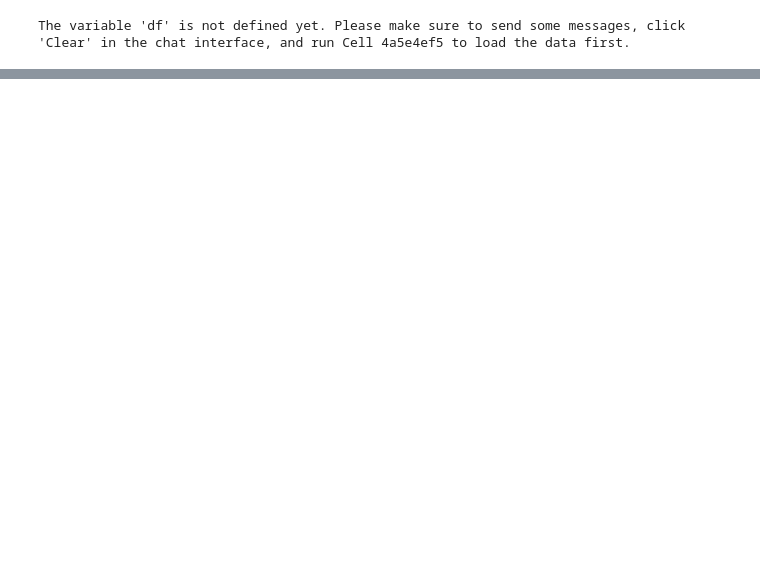
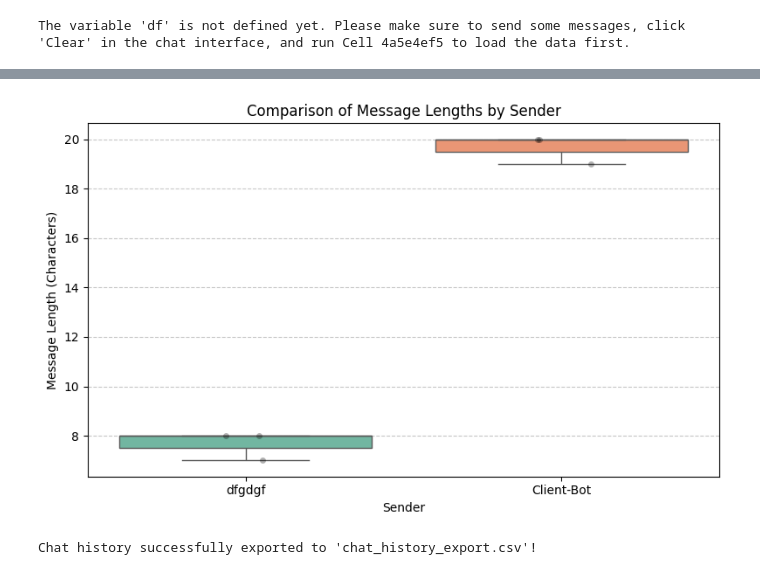
Before and after one commit to JacekDrzycimski/6tunnel, a Jupyter notebook: Comms_3_UI.ipynb, the cells around one changed output, grey strips where cells are left out. Cells and saved outputs as stored; diff of their text form; code cells hidden in the pictures; blank space fills up the shorter version.

```diff
--- a/Comms_3_UI.ipynb
+++ b/Comms_3_UI.ipynb
@@ -188,0 +281,29 @@ The variable 'df' is not defined yet. Please make sure to send some messages, cl
+# %%
+import matplotlib.pyplot as plt
+import seaborn as sns
+
+if 'df' in globals() and not df.empty:
+    # Ensure the Message_Length column is calculated
+    df['Message_Length'] = df['Message'].astype(str).apply(len)
+
+    # Generate a box plot with explicit hue to address deprecation warnings
+    plt.figure(figsize=(8, 5))
+    sns.boxplot(data=df, x='Sender', y='Message_Length', hue='Sender', palette='Set2', legend=False)
+    sns.stripplot(data=df, x='Sender', y='Message_Length', color='black', alpha=0.3, jitter=0.1)
+    plt.title('Comparison of Message Lengths by Sender')
+    plt.xlabel('Sender')
+    plt.ylabel('Message Length (Characters)')
+    plt.grid(axis='y', linestyle='--', alpha=0.7)
+    plt.tight_layout()
+    plt.show()
+else:
+    print("The DataFrame 'df' is empty or not defined. Please interact with the chat client first!")
+# %% [output]
+[figure, added]
+# %%
+if 'df' in globals() and not df.empty:
+    export_to_csv(df, output_filename='chat_history_export.csv')
+else:
+    print("No active chat history found in the DataFrame 'df' to export.")
+# %% [output]
+Chat history successfully exported to 'chat_history_export.csv'!
```
Also changed, not shown: parts of 6 cells of this notebook.
